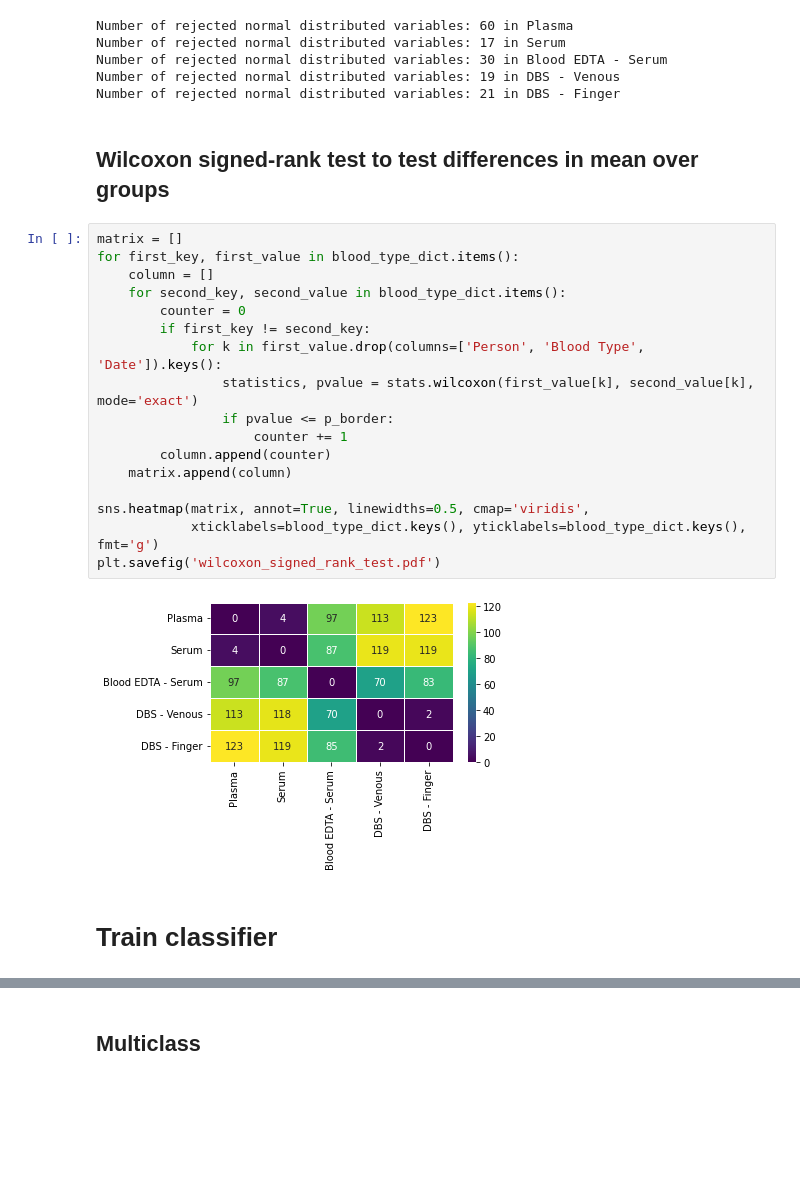
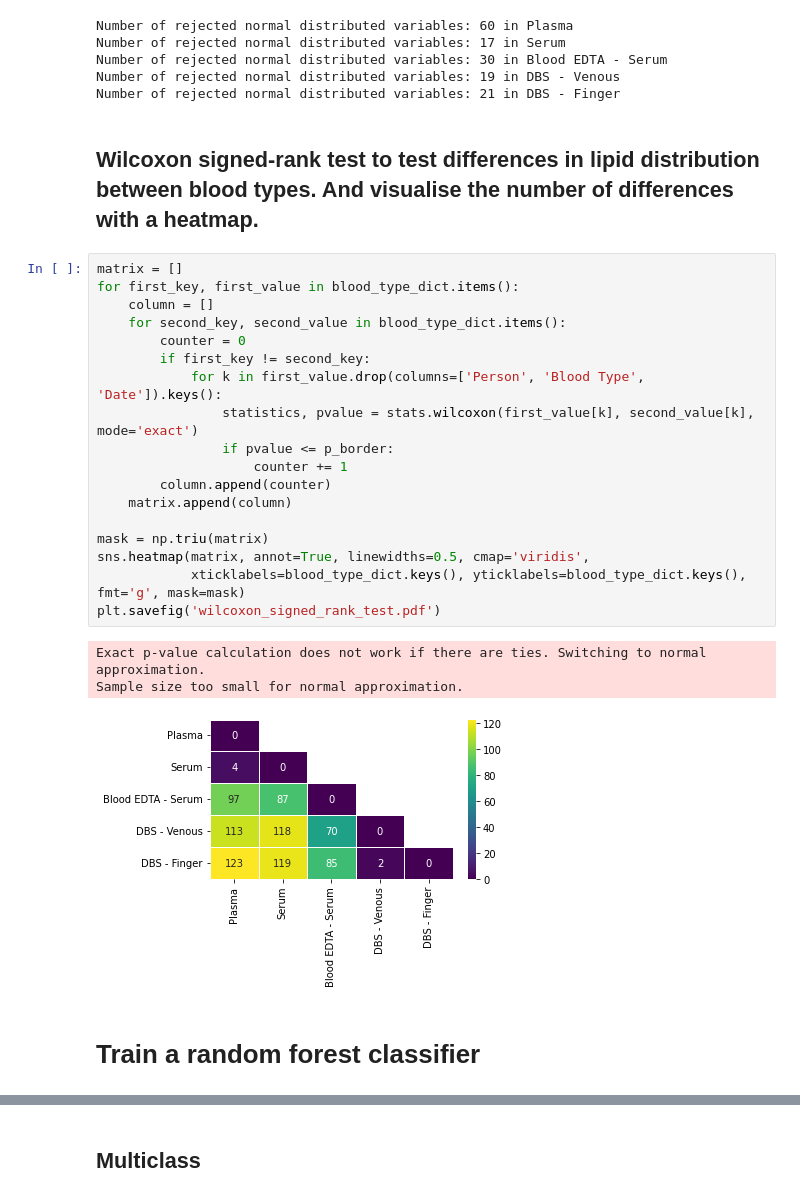
Before and after one commit to thauptmann/lipid_study, a Jupyter notebook: notebooks/data_analysis.ipynb, the cells around one changed output, grey strips where cells are left out. Drawn from its saved outputs; the diff is of its cells as text; blank space fills up the shorter version.

```diff
--- a/notebooks/data_analysis.ipynb
+++ b/notebooks/data_analysis.ipynb
@@ -230,26 +229,29 @@ Number of rejected normal distributed variables: 30 in Blood EDTA - Serum
 Number of rejected normal distributed variables: 19 in DBS - Venous
 Number of rejected normal distributed variables: 21 in DBS - Finger
 # %% [markdown]
-## Wilcoxon signed-rank test to test differences in mean over groups
+## Wilcoxon signed-rank test to test differences in lipid distribution between blood types. And visualise the number of differences with a heatmap.
 # %%
 matrix = []
 for first_key, first_value in blood_type_dict.items():
     column = []
     for second_key, second_value in blood_type_dict.items():
         counter = 0
         if first_key != second_key:
             for k in first_value.drop(columns=['Person', 'Blood Type', 'Date']).keys():
                 statistics, pvalue = stats.wilcoxon(first_value[k], second_value[k], mode='exact')
                 if pvalue <= p_border:
                     counter += 1
         column.append(counter)
     matrix.append(column)
 
+mask = np.triu(matrix)
 sns.heatmap(matrix, annot=True, linewidths=0.5, cmap='viridis',
-            xticklabels=blood_type_dict.keys(), yticklabels=blood_type_dict.keys(), fmt='g')
+            xticklabels=blood_type_dict.keys(), yticklabels=blood_type_dict.keys(), fmt='g', mask=mask)
 plt.savefig('wilcoxon_signed_rank_test.pdf')
 # %% [output]
+Exact p-value calculation does not work if there are ties. Switching to normal approximation.
+Sample size too small for normal approximation.
-[figure, old version]
+[figure, new version]
 # %% [markdown]
-# Train classifier
+# Train a random forest classifier
 # %%
```
Also changed, not shown: parts of 45 cells of this notebook, 33 other files.
